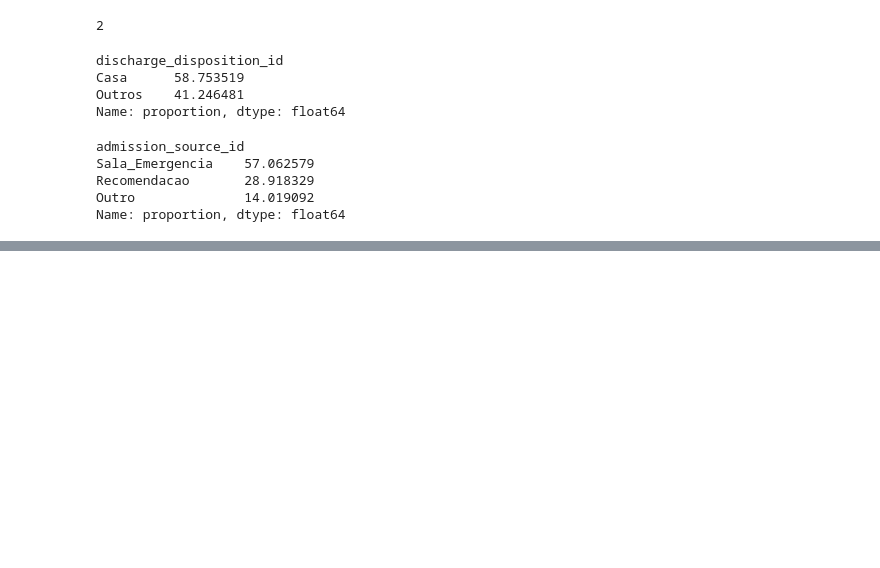
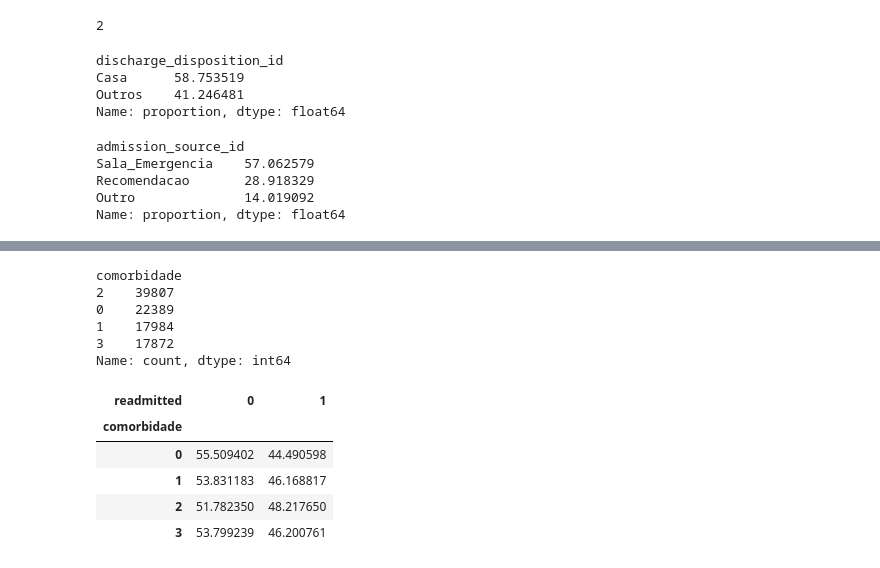
Before and after one commit to itgoncalves/projeto-7, a Jupyter notebook: Projeto 7-1.ipynb, the cells around one changed output, grey strips where cells are left out. Saved outputs shown, nothing was run; the diff lists cells and outputs as text; code cells hidden in the pictures; blank space fills up the shorter version.

```diff
--- a/Projeto 7-1.ipynb
+++ b/Projeto 7-1.ipynb
@@ -399,0 +467,10 @@ Name: proportion, dtype: float64
+# %%
+# Valores únicos contagem
+df['comorbidade'].value_counts()
+# %% [output]
+comorbidade
+2    39807
+0    22389
+1    17984
+3    17872
+Name: count, dtype: int64
@@ -399,0 +483,9 @@ Name: proportion, dtype: float64
+# %%
+percent_com
+# %% [output]
+| readmitted | 0 | 1 |
+| comorbidade |  |  |
+| 0 | 55.509402 | 44.490598 |
+| 1 | 53.831183 | 46.168817 |
+| 2 | 51.782350 | 48.217650 |
+| 3 | 53.799239 | 46.200761 |
```
Also changed, not shown: parts of 23 cells of this notebook.
